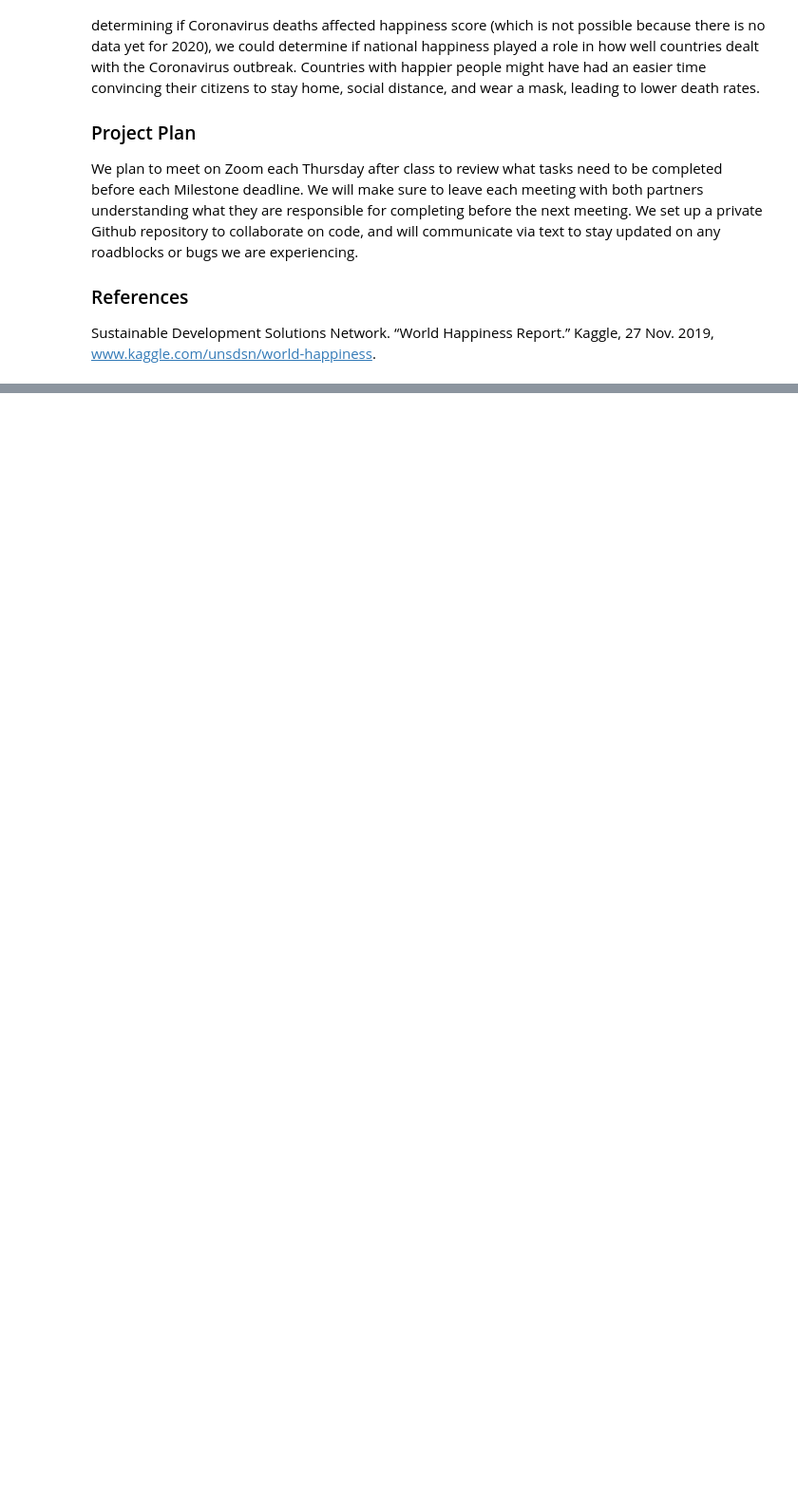
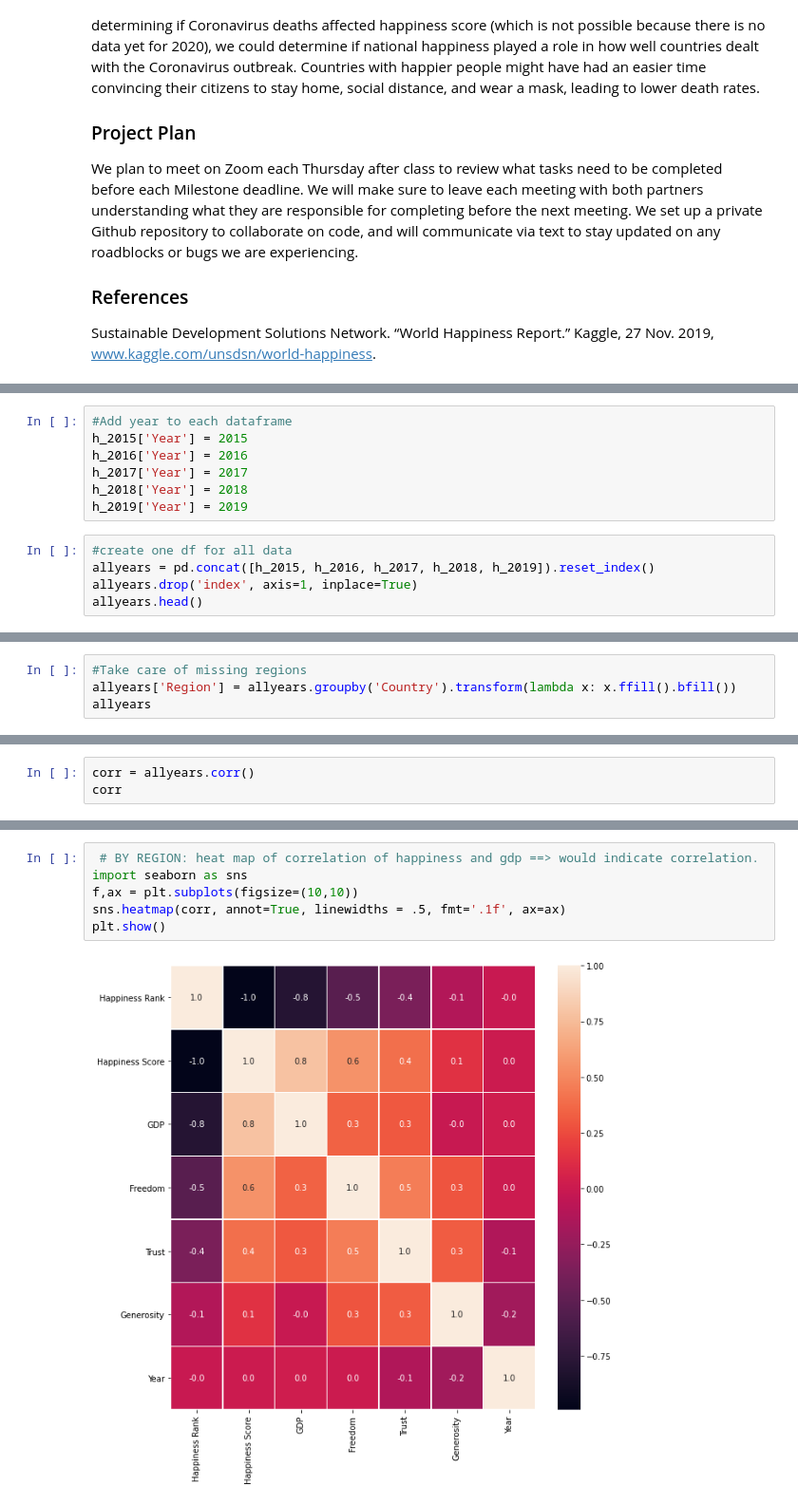
Before and after one commit to lsussman1/DataScienceTutorial, a Jupyter notebook: index.ipynb, the cells around one changed output, grey strips where cells are left out. Shown at 95% size. Saved outputs shown, nothing was run; the diff lists cells and outputs as text; blank space fills up the shorter version.

```diff
--- a/index.ipynb
+++ b/index.ipynb
@@ -34,0 +90,12 @@ happiness2015.head()
+# %%
+#Add year to each dataframe
+h_2015['Year'] = 2015
+h_2016['Year'] = 2016
+h_2017['Year'] = 2017
+h_2018['Year'] = 2018
+h_2019['Year'] = 2019
+# %%
+#create one df for all data
+allyears = pd.concat([h_2015, h_2016, h_2017, h_2018, h_2019]).reset_index()
+allyears.drop('index', axis=1, inplace=True)
+allyears.head()
@@ -34,0 +109,4 @@ happiness2015.head()
+# %%
+#Take care of missing regions
+allyears['Region'] = allyears.groupby('Country').transform(lambda x: x.ffill().bfill())
+allyears
@@ -34,0 +125,3 @@ happiness2015.head()
+# %%
+corr = allyears.corr()
+corr
@@ -34,0 +137,8 @@ happiness2015.head()
+# %%
+ # BY REGION: heat map of correlation of happiness and gdp ==> would indicate correlation.
+import seaborn as sns
+f,ax = plt.subplots(figsize=(10,10))
+sns.heatmap(corr, annot=True, linewidths = .5, fmt='.1f', ax=ax)
+plt.show()
+# %% [output]
+[figure, added]
```
Also changed, not shown: parts of 16 cells of this notebook.
